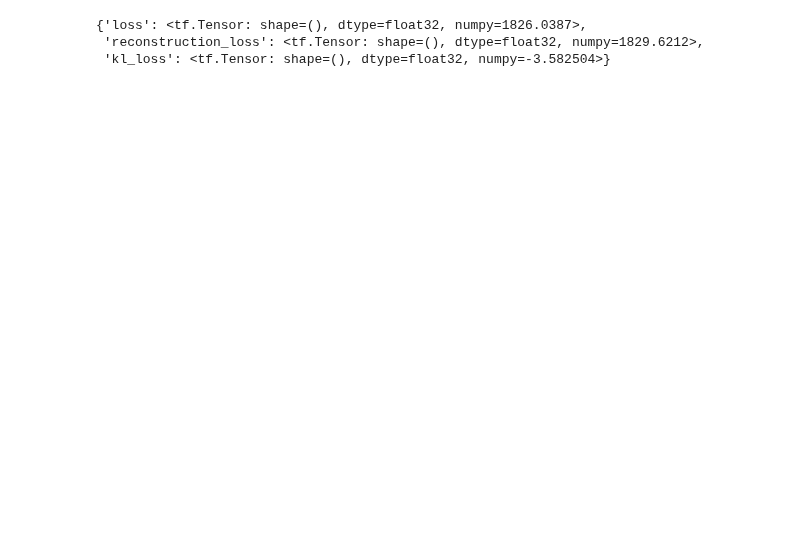
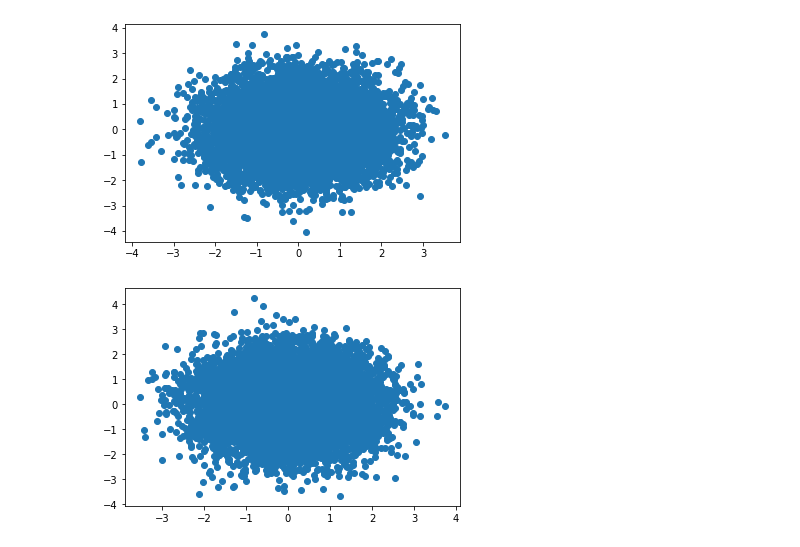
Before and after one commit to davidho27941/ML4NO, a Jupyter notebook: NSI/nsi_contour-angleTran-allparam.ipynb, the cells around one changed output. Saved outputs shown, nothing was run; the diff lists cells and outputs as text; code cells hidden in the pictures; blank space fills up the shorter version.

Commit message:
CVAE ML_DUNE

```diff
--- a/NSI/nsi_contour-angleTran-allparam.ipynb
+++ b/NSI/nsi_contour-angleTran-allparam.ipynb
@@ -34,32 +29,30 @@ To enable them in other operations, rebuild TensorFlow with the appropriate comp
 # %%
-dataset_number = 1
-training_data = np.load("./nsi_data/sample_nsi_regression_1e7_v{}.npz".format(dataset_number))
+training_data = np.load("./nsi_data/sample_nsi_regression_1e7_v1.npz")
 data_all = np.column_stack([training_data['ve_dune'][:,:36], training_data['vu_dune'][:,:36], training_data['vebar_dune'][:,:36], training_data['vubar_dune'][:,:36]])
 
 # theta13, theta23, delta, mumu, emu, etau
-target = np.column_stack([training_data["theta13"]/180, training_data["theta23"]/180,
+target = np.column_stack([training_data["theta13"]/180*np.pi, training_data["theta23"]/180*np.pi,
                           np.sin(training_data["delta"]/180*np.pi), np.cos(training_data["delta"]/180*np.pi),
-                         training_data["mumu"], training_data["emu"],
-                         training_data["etau"]])
+                         training_data["mumu"], training_data["emu"],training_data["etau"]])
 
-x_train = data_all[:90]
-y_train = target[:90]
-
+x_train = data_all[:100]
+y_train = target[:100]
 x_train_poisson = np.random.poisson(x_train)/1000
 # %%
-gaussian_number = 10
+gaussian_number = 16
 latent_dim = 4
 latent_dim_2 = 7
-x_parameter_node = [2048, 2048, 2048]
-x_spectrum_node = [2048, 2048, 2048]
-x_latent_node = [2048, 2048, 2048]
+x_parameter_node = [256, 256, 256]
+x_spectrum_node = [256, 256, 256]
+x_latent_node = [256, 256, 256]
 kl_scaling = 10000.0
 lr = 2e-05
 # %%
-path = './CVAE/model_{}'.format(model_index)
-encoder1 = load_model(path + "/encoder_1.h5", compile=False)
-encoder2 = load_model(path + "/encoder_2.h5", compile=False)
-decoder = load_model(path + "/decoder.h5", compile=False)
+model_name = 'nofluc/0.001'
+path = './CVAE/{}/'.format(model_name)
+encoder1 = load_model(path + "encoder_1.h5", compile=False)
+encoder2 = load_model(path + "encoder_2.h5", compile=False)
+decoder = load_model(path + "decoder.h5", compile=False)
 # %%
 class CVAE(keras.Model):
     def __init__(self, encoder1, encoder2, decoder, **kwargs):
@@ -122,11 +113,7 @@ class CVAE(keras.Model):
 cvae = CVAE(encoder1, encoder2, decoder)
 cvae.compile(optimizer=keras.optimizers.Adam())
 # %%
-cvae.evaluate(data = [[y_train, x_train_poisson], y_train])
+cvae.evaluate(data = [[y_train, x_train/1000], y_train])
-# %% [output]
-{'loss': <tf.Tensor: shape=(), dtype=float32, numpy=1826.0387>,
- 'reconstruction_loss': <tf.Tensor: shape=(), dtype=float32, numpy=1829.6212>,
- 'kl_loss': <tf.Tensor: shape=(), dtype=float32, numpy=-3.582504>}
 # %%
 n = 1
 data_poisson_array = x_train[n:n+1]/1000
@@ -137,7 +124,7 @@ mean = tf.reshape(mean, (-1, gaussian_number, latent_dim))
 log_var = tf.reshape(log_var, (-1, gaussian_number, latent_dim))
 weight = tf.reshape(weight, (-1, gaussian_number))
 
-SMALL_CONSTANT = 1e-10
+SMALL_CONSTANT = 1e-12
 temp_var = SMALL_CONSTANT + tf.exp(log_var)
 test_sampling = tfp.distributions.MixtureSameFamily(
               mixture_distribution=tfp.distributions.Categorical(logits=weight),
@@ -146,13 +133,11 @@ test_sampling = tfp.distributions.MixtureSameFamily(
               scale_diag=tf.sqrt(temp_var)))
 
 sample_amount= 10000
-sample_times = 1
+sample_times = 10
 prediction = []
 for i in range(sample_times):
-
     Z3 = np.reshape(test_sampling.sample(sample_shape=(sample_amount)), (sample_amount, latent_dim))
-    target_array = np.reshape([data_poisson_array for i in range(sample_amount)], (sample_amount, 144))
-    reconstruction_mean, reconstruction_var = decoder.predict([Z3, target_array])
+    reconstruction_mean, reconstruction_var = decoder.predict([Z3, np.array(([data_poisson_array[0]]*sample_amount))])
     temp_var = SMALL_CONSTANT + tf.exp(reconstruction_var)
     reconstruction_parameter = tfp.distributions.MultivariateNormalDiag(
                             loc=reconstruction_mean,
@@ -160,6 +145,14 @@ for i in range(sample_times):
     prediction.extend(reconstruction_parameter.sample().numpy())
 
 prediction = np.array(prediction)
+# %%
+plt.scatter(Z3[:, 0], Z3[:, 1])
+plt.show()
+plt.scatter(Z3[:, 2], Z3[:, 3])
+plt.show()
+# %% [output]
+[figure, added]
+[figure, added]
 # %%
 degree = np.angle(prediction[:,3] + 1j*np.array(prediction[:,2]), deg=True)
 degree = [d if d > 0 else 360+d for d in degree]
```
Also changed, not shown: parts of 8 cells of this notebook, 6 other files.
